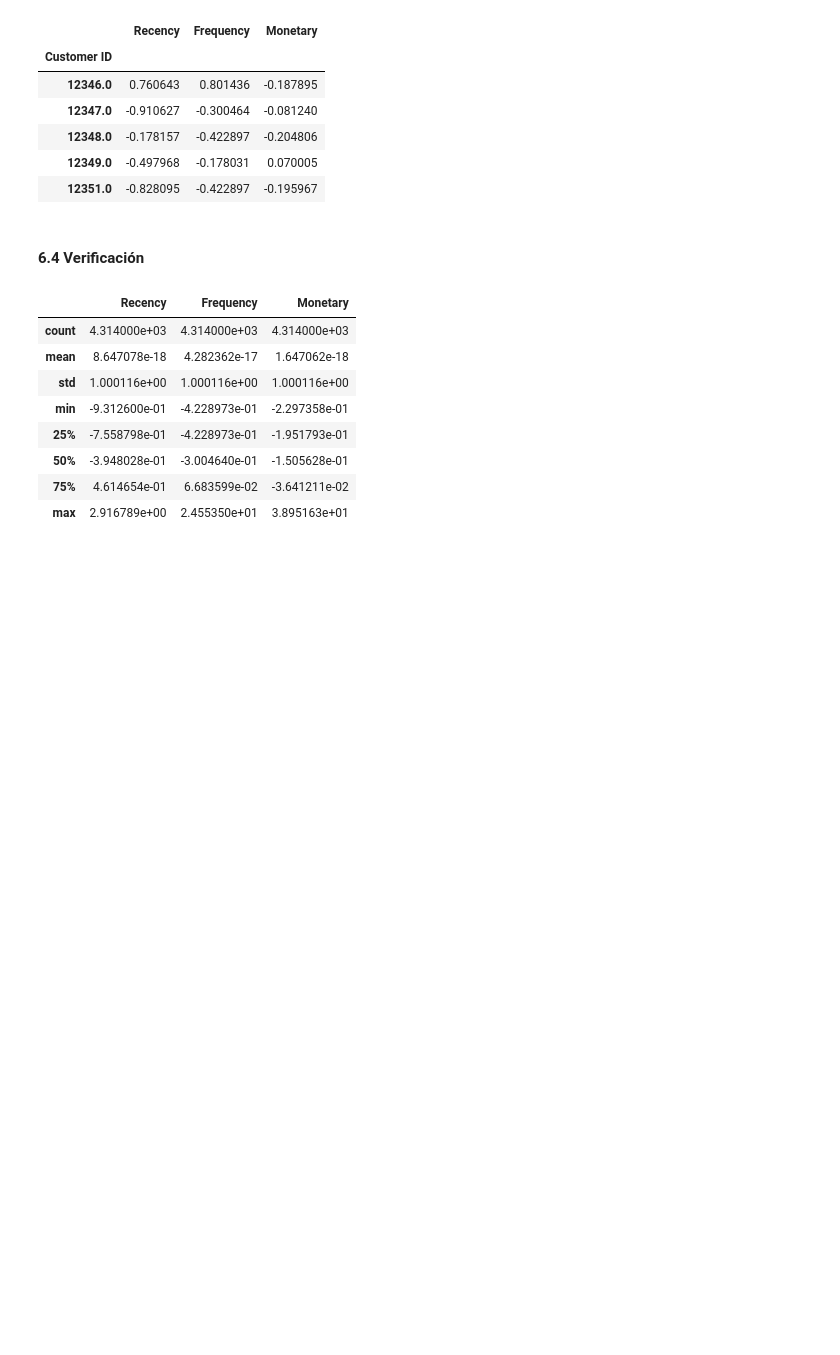
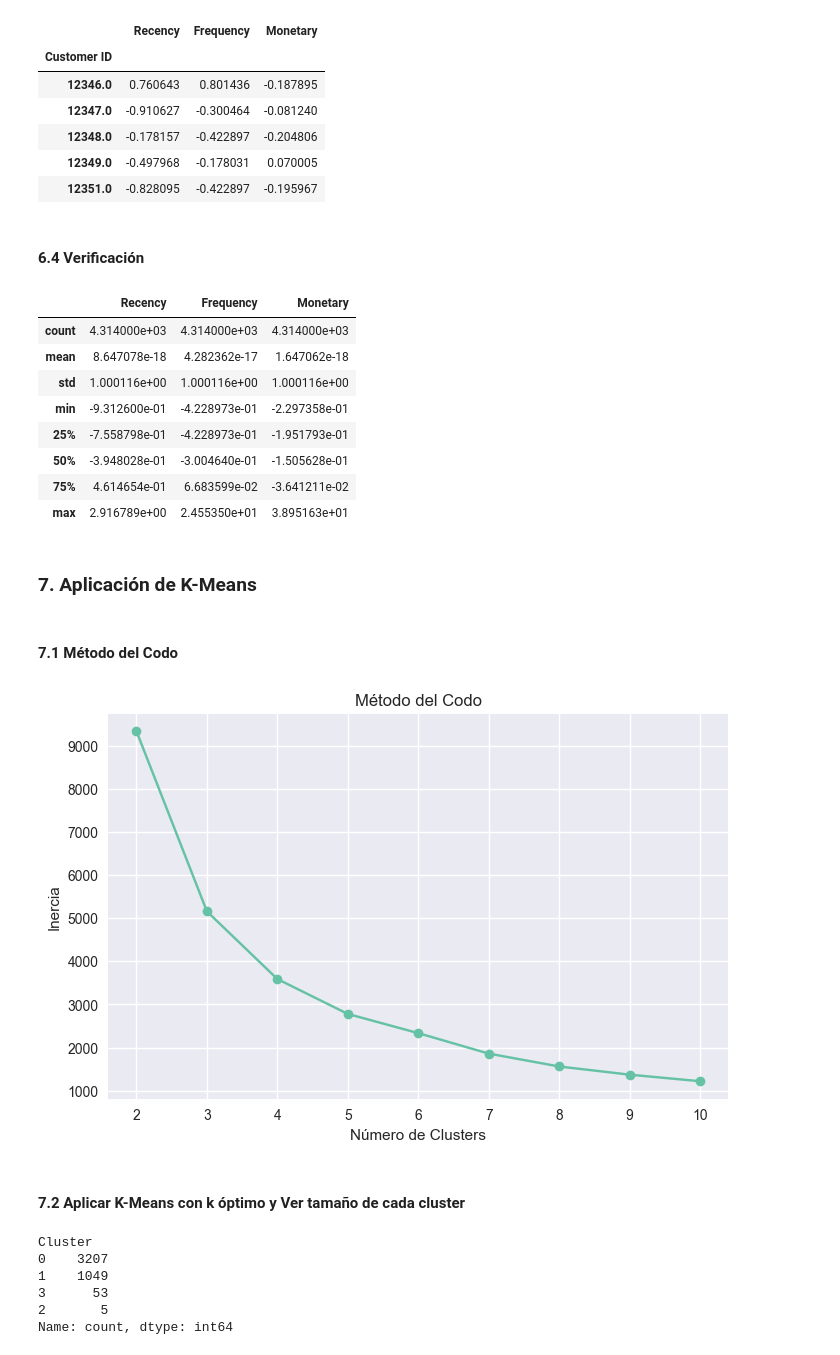
Before and after one commit to ExpresitoCarga2/customer-segmentation-clustering, a Jupyter notebook: notebooks/01_eda.ipynb, the cells around one changed output. Cells and saved outputs as stored; diff of their text form; code cells hidden in the pictures; blank space fills up the shorter version.

Commit message:
result cluster step 7

```diff
--- a/notebooks/01_eda.ipynb
+++ b/notebooks/01_eda.ipynb
@@ -239,3 +239,42 @@ rfm_scaled.describe()
 | 50% | -3.948028e-01 | -3.004640e-01 | -1.505628e-01 |
 | 75% | 4.614654e-01 | 6.683599e-02 | -3.641211e-02 |
 | max | 2.916789e+00 | 2.455350e+01 | 3.895163e+01 |
+# %% [markdown]
+### 7. Aplicación de K-Means
+# %% [markdown]
+#### 7.1 Método del Codo
+# %%
+from sklearn.cluster import KMeans
+import matplotlib.pyplot as plt
+
+inertia = []
+
+for k in range(2, 11):
+    kmeans = KMeans(n_clusters=k, random_state=42)
+    kmeans.fit(rfm_scaled)
+    inertia.append(kmeans.inertia_)
+
+plt.figure(figsize=(8,5))
+plt.plot(range(2, 11), inertia, marker='o')
+plt.title("Método del Codo")
+plt.xlabel("Número de Clusters")
+plt.ylabel("Inercia")
+plt.show()
+# %% [output]
+[figure, added]
+# %% [markdown]
+#### 7.2 Aplicar K-Means con k óptimo y Ver tamaño de cada cluster
+# %%
+kmeans = KMeans(n_clusters=4, random_state=42)
+rfm["Cluster"] = kmeans.fit_predict(rfm_scaled)
+
+rfm.head()
+
+rfm["Cluster"].value_counts()
+# %% [output]
+Cluster
+0    3207
+1    1049
+3      53
+2       5
+Name: count, dtype: int64
```
Also changed, not shown: parts of 2 cells of this notebook, 1 other file.
